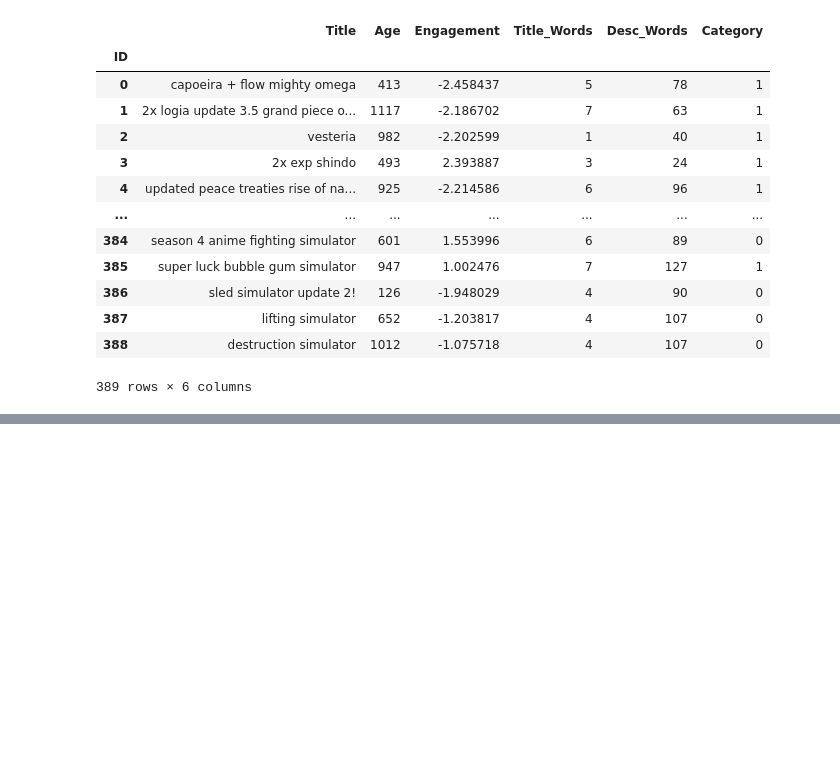
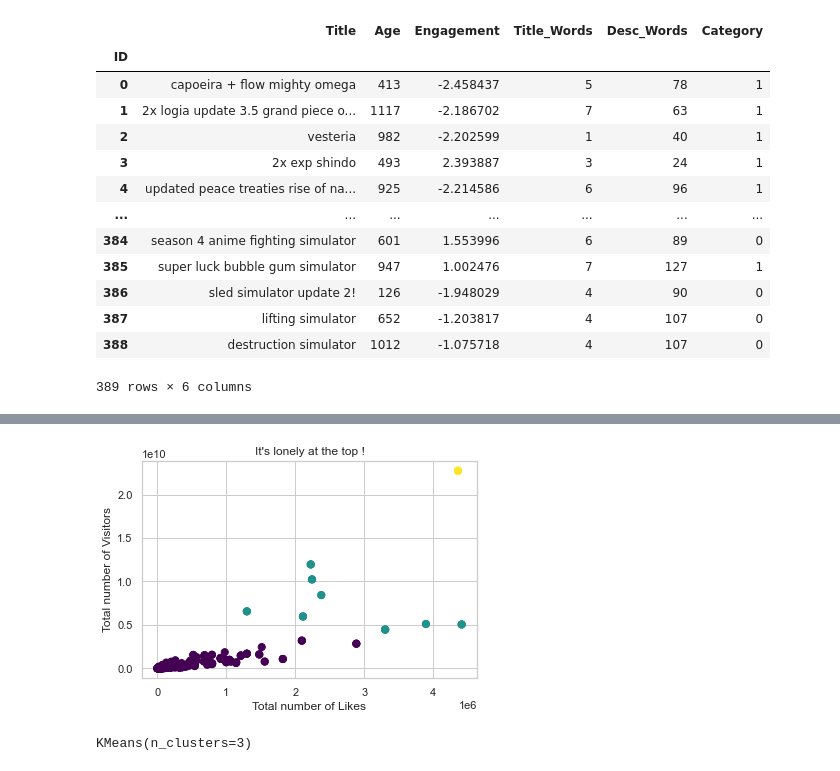
Before and after one commit to swatskool/final_project, a Jupyter notebook: Modeling.ipynb, the cells around one changed output, grey strips where cells are left out. Drawn from its saved outputs; the diff is of its cells as text; code cells hidden in the pictures; blank space fills up the shorter version.

```diff
--- a/Modeling.ipynb
+++ b/Modeling.ipynb
@@ -203,0 +438,4 @@ new_df.to_sql('model_data', con=engine, if_exists='replace', index=False)
+# %%
+from sklearn.cluster import KMeans
+kmeans = KMeans(n_clusters=3)
+data =  fulldetail_df[['likes count','Total Visitors']]
@@ -203,0 +446,14 @@ new_df.to_sql('model_data', con=engine, if_exists='replace', index=False)
+# %%
+predicted_clusters = kmeans.predict(data)
+# %%
+plt.scatter(data['likes count'], data['Total Visitors'], c=predicted_clusters, s=50, cmap='viridis')
+plt.xlabel('Total number of Likes')
+plt.ylabel('Total number of Visitors')
+plt.title("It's lonely at the top !")
+plt.show()
+# %% [output]
+[figure, added]
+# %%
+kmeans.fit(data)
+# %% [output]
+KMeans(n_clusters=3)
```
Also changed, not shown: parts of 34 cells of this notebook, 24 other files.
